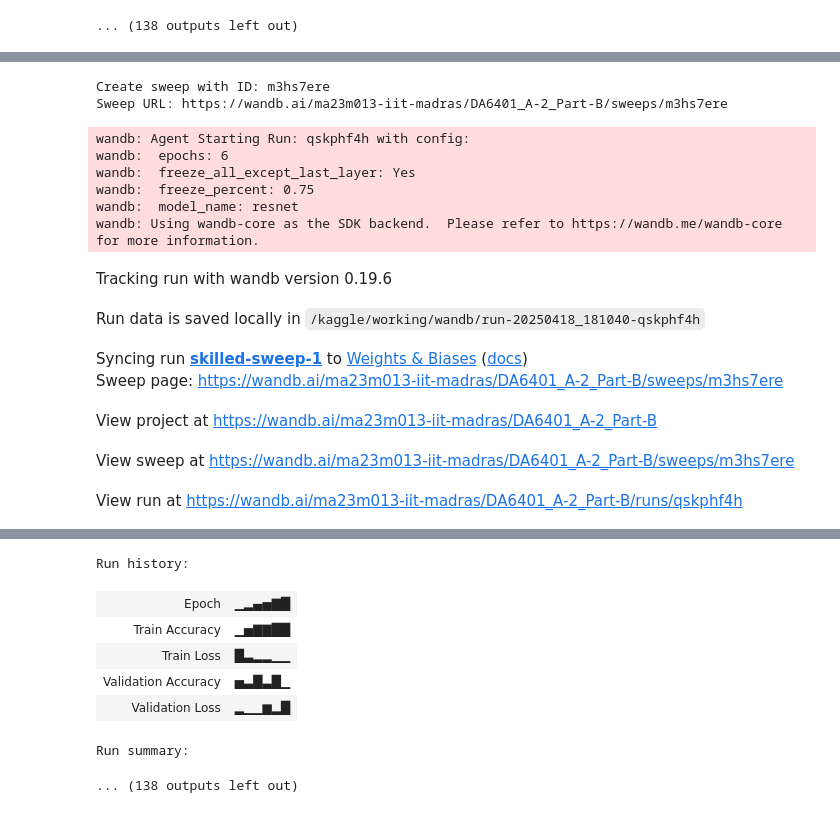
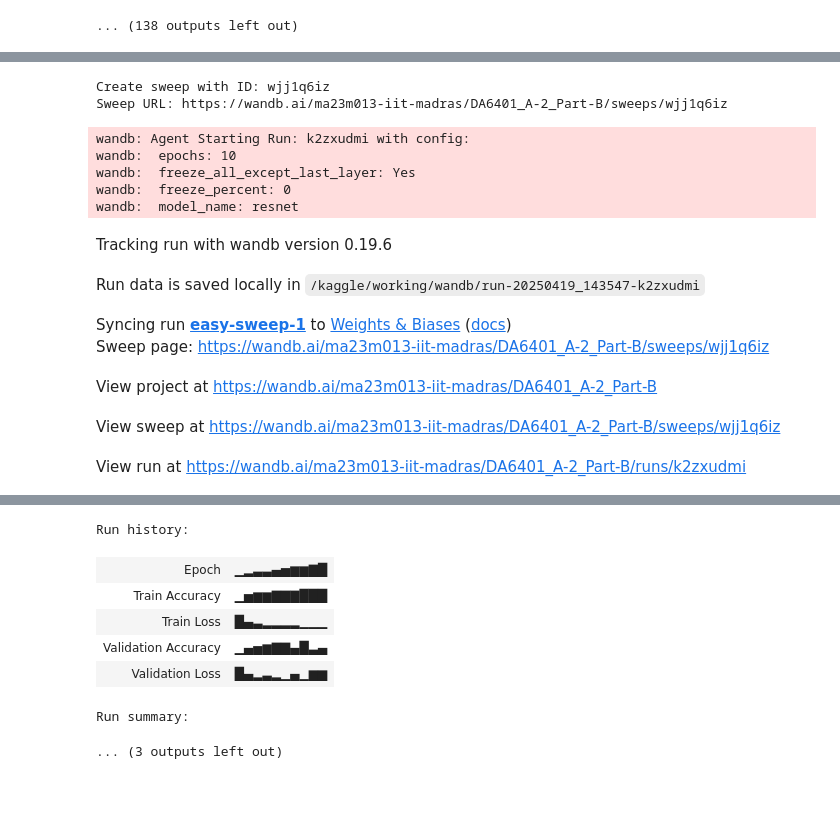
Before and after one commit to MSajid013/DA6401_Assignment-2, a Jupyter notebook: Part B/DA6401_A_2_Part_B.ipynb, the cells around one changed output, grey strips where cells are left out. Saved outputs shown, nothing was run; the diff lists cells and outputs as text; code cells hidden in the pictures.

```diff
--- a/Part B/DA6401_A_2_Part_B.ipynb
+++ b/Part B/DA6401_A_2_Part_B.ipynb
@@ -466,0 +502,39 @@ Run summary:
+# %%
+def main():
+    '''
+    WandB calls the main function each time with a different combination of hyperparameters.
+    We can retrieve the configuration values from `wandb.config` and use them in our model training.
+
+    This function initializes the W&B run, loads the pre-trained model with specified hyperparameters,
+    prepares the dataset, and starts the training process.
+    '''
+
+    # Initialize W&B run
+    with wandb.init() as run:
+        # Define the run name based on hyperparameters for better tracking
+        run_name = "ep" + str(wandb.config.epochs) + "_fp-" + str(wandb.config.freeze_percent) + "_model-" + str(wandb.config.model_name)
+        wandb.run.name = run_name  # Set the name for this run in W&B
+
+        # Load the pre-trained model based on configuration
+        model = pretrain_model(
+            model_name=wandb.config.model_name,
+            freeze_percent=wandb.config.freeze_percent,
+            freeze_all_except_last_layer=wandb.config.freeze_all_except_last_layer
+        )
+
+        # Move the model to the appropriate device (CPU or GPU)
+        model = model.to(device)
+
+        # Define the directory where the training data is located
+        data_dir = '/kaggle/input/inaturalist-dataset/inaturalist_12K/train'
+
+        # Load the training and validation data with or without data augmentation
+        train_data, val_data = load_dataset(data_dir, apply_augmentation='No')
+
+        # Train the model with the loaded data and configurations
+        train_and_validate_model(model, train_data, val_data, num_epochs=wandb.config.epochs)
+
+
+# Start the W&B sweep, calling the main function for the specified number of times
+wandb.agent(sweep_id, function=main, count=1)  # Number of runs = 1 in this case, but can be increased
+wandb.finish()  # Finish the W&B run after the sweep is complete
@@ -477,7 +591,7 @@ sweep_config = {
     'parameters': {
 
         'freeze_percent': {
-            'values': [0.75]  # Different percentages of layers to freeze during fine-tuning
+            'values': [0]  # Different percentages of layers to freeze during fine-tuning
         },
 
         'model_name': {
@@ -489,7 +603,7 @@ sweep_config = {
         },
 
         'epochs': {
-            'value': 6  # Number of epochs for each training run
+            'value': 10  # Number of epochs for each training run
         }
     }
 }
@@ -497,8 +611,8 @@ sweep_config = {
 # Initialize the W&B sweep using the config
 sweep_id = wandb.sweep(sweep_config, project="DA6401_A-2_Part-B")  # Initialize sweep in the project "DA6401_A-2_Part-B"
 # %% [output]
-Create sweep with ID: m3hs7ere
-Sweep URL: https://wandb.ai/ma23m013-iit-madras/DA6401_A-2_Part-B/sweeps/m3hs7ere
+Create sweep with ID: wjj1q6iz
+Sweep URL: https://wandb.ai/ma23m013-iit-madras/DA6401_A-2_Part-B/sweeps/wjj1q6iz
 # %%
 def main():
     '''
@@ -536,19 +650,18 @@ def main():
 
 
 # Start the W&B sweep, calling the main function for the specified number of times
-wandb.agent(sweep_id, function=main, count=10)  # Number of runs = 10 in this case, but can be increased
+wandb.agent(sweep_id, function=main, count=1)  # Number of runs = 1 in this case, but can be increased
 wandb.finish()  # Finish the W&B run after the sweep is complete
 # %% [output]
-wandb: Agent Starting Run: qskphf4h with config:
-wandb:  epochs: 6
+wandb: Agent Starting Run: k2zxudmi with config:
+wandb:  epochs: 10
 wandb:  freeze_all_except_last_layer: Yes
-wandb:  freeze_percent: 0.75
+wandb:  freeze_percent: 0
 wandb:  model_name: resnet
-wandb: Using wandb-core as the SDK backend.  Please refer to https://wandb.me/wandb-core for more information.
 Tracking run with wandb version 0.19.6
-Run data is saved locally in /kaggle/working/wandb/run-20250418_181040-qskphf4h
+Run data is saved locally in /kaggle/working/wandb/run-20250419_143547-k2zxudmi
-Syncing run skilled-sweep-1 to Weights & Biases (docs)
-Sweep page: https://wandb.ai/ma23m013-iit-madras/DA6401_A-2_Part-B/sweeps/m3hs7ere
+Syncing run easy-sweep-1 to Weights & Biases (docs)
+Sweep page: https://wandb.ai/ma23m013-iit-madras/DA6401_A-2_Part-B/sweeps/wjj1q6iz
 View project at https://wandb.ai/ma23m013-iit-madras/DA6401_A-2_Part-B
-View sweep at https://wandb.ai/ma23m013-iit-madras/DA6401_A-2_Part-B/sweeps/m3hs7ere
+View sweep at https://wandb.ai/ma23m013-iit-madras/DA6401_A-2_Part-B/sweeps/wjj1q6iz
-View run at https://wandb.ai/ma23m013-iit-madras/DA6401_A-2_Part-B/runs/qskphf4h
+View run at https://wandb.ai/ma23m013-iit-madras/DA6401_A-2_Part-B/runs/k2zxudmi
@@ -567,10 +684,10 @@ Epoch 6/6, Validation Loss: 0.8885, Validation Accuracy: 71.70%
 Training complete!
 [interactive output not drawn]
 Run history:
-| Epoch | ▁▂▄▅▇█ |
-| Train Accuracy | ▁▅▇▇██ |
-| Train Loss | █▃▂▂▁▁ |
-| Validation Accuracy | ▅▃█▃█▁ |
-| Validation Loss | ▂▁▁▆▂█ |
+| Epoch | ▁▂▃▃▄▅▆▆▇█ |
+| Train Accuracy | ▁▅▆▆▇▇▇███ |
+| Train Loss | █▄▃▂▂▂▂▁▁▁ |
+| Validation Accuracy | ▁▄▅▆▇▇▄█▃▄ |
+| Validation Loss | █▄▂▃▂▁▄▁▆▆ |
 Run summary:
-... (138 outputs left out)
+... (3 outputs left out)
```
Also changed, not shown: parts of 3 cells of this notebook, 1 other file.
